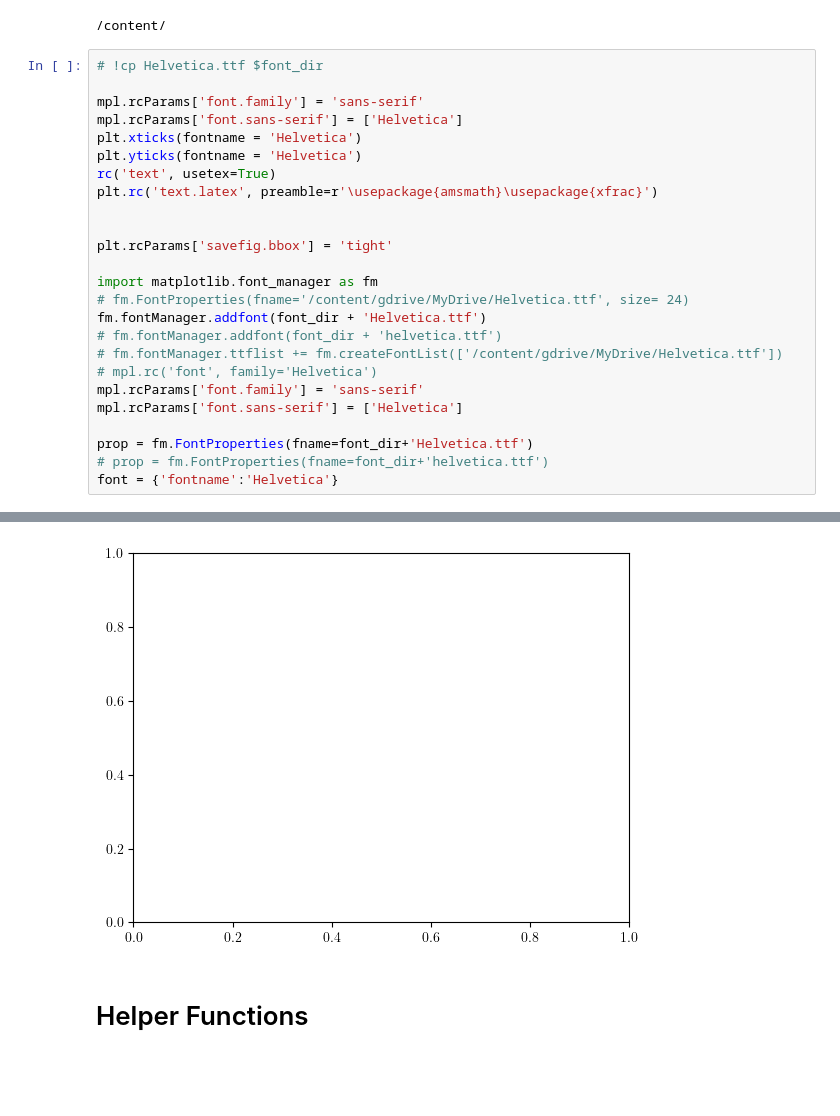
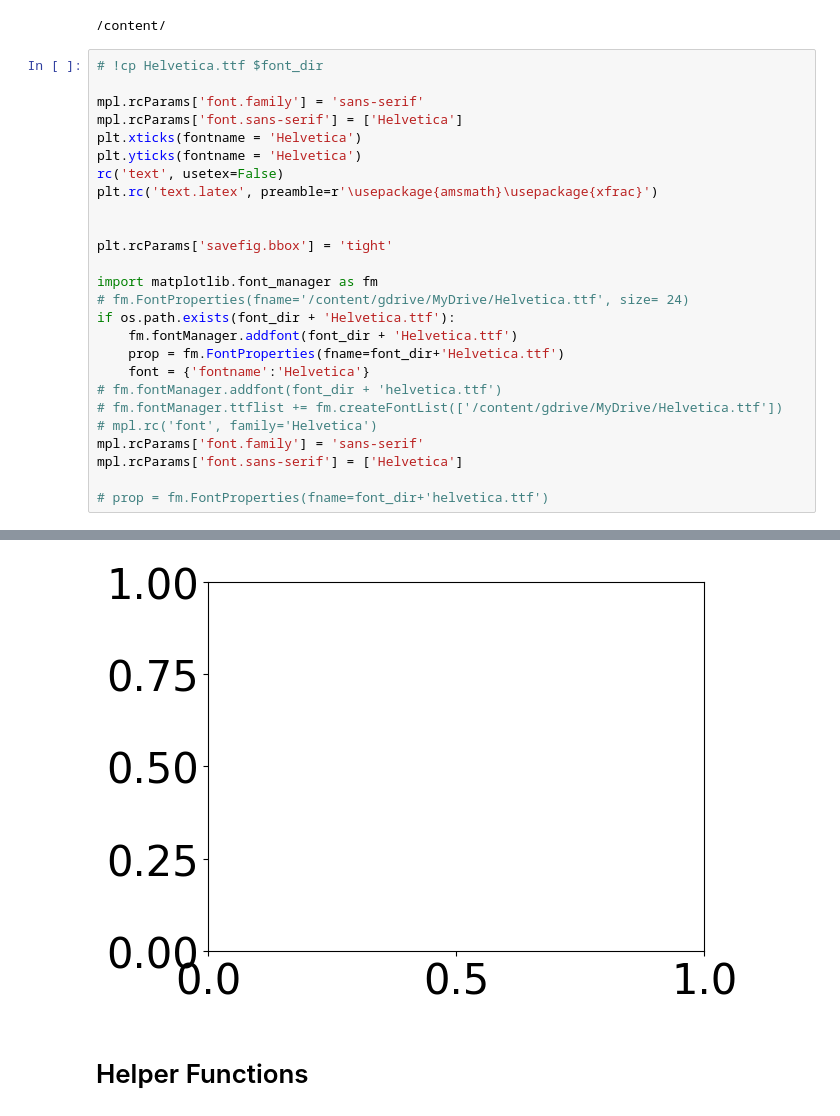
Before and after one commit to apnea/TreeDOX_Tree-based_Learning_for_High-Fidelity_Prediction_of_Chaos, a Jupyter notebook: Henon_Map.ipynb, the cells around one changed output, grey strips where cells are left out. Cells and saved outputs as stored; diff of their text form; blank space fills up the shorter version.

```diff
--- a/Henon_Map.ipynb
+++ b/Henon_Map.ipynb
@@ -106,7 +106,7 @@ mpl.rcParams['font.family'] = 'sans-serif'
 mpl.rcParams['font.sans-serif'] = ['Helvetica']
 plt.xticks(fontname = 'Helvetica')
 plt.yticks(fontname = 'Helvetica')
-rc('text', usetex=True)
+rc('text', usetex=False)
 plt.rc('text.latex', preamble=r'\usepackage{amsmath}\usepackage{xfrac}')
 
 
@@ -114,14 +114,15 @@ plt.rcParams['savefig.bbox'] = 'tight'
 
 import matplotlib.font_manager as fm
 # fm.FontProperties(fname='/content/gdrive/MyDrive/Helvetica.ttf', size= 24)
-fm.fontManager.addfont(font_dir + 'Helvetica.ttf')
+if os.path.exists(font_dir + 'Helvetica.ttf'):
+    fm.fontManager.addfont(font_dir + 'Helvetica.ttf')
+    prop = fm.FontProperties(fname=font_dir+'Helvetica.ttf')
+    font = {'fontname':'Helvetica'}
 # fm.fontManager.addfont(font_dir + 'helvetica.ttf')
 # fm.fontManager.ttflist += fm.createFontList(['/content/gdrive/MyDrive/Helvetica.ttf'])
 # mpl.rc('font', family='Helvetica')
 mpl.rcParams['font.family'] = 'sans-serif'
 mpl.rcParams['font.sans-serif'] = ['Helvetica']
 
-prop = fm.FontProperties(fname=font_dir+'Helvetica.ttf')
 # prop = fm.FontProperties(fname=font_dir+'helvetica.ttf')
-font = {'fontname':'Helvetica'}
 # %% [output]
@@ -128,3 +146,3 @@ font = {'fontname':'Helvetica'}
-[figure, old version]
+[figure, new version]
 # %% [markdown]
 # Helper Functions
```
Also changed, not shown: parts of 3 cells of this notebook.
